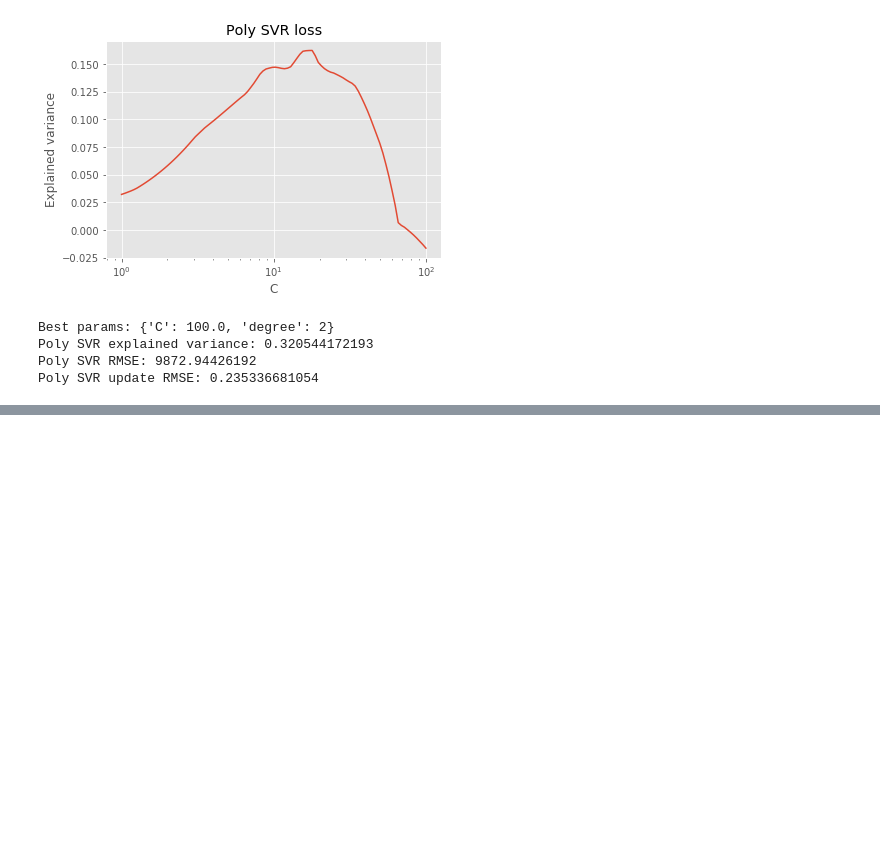
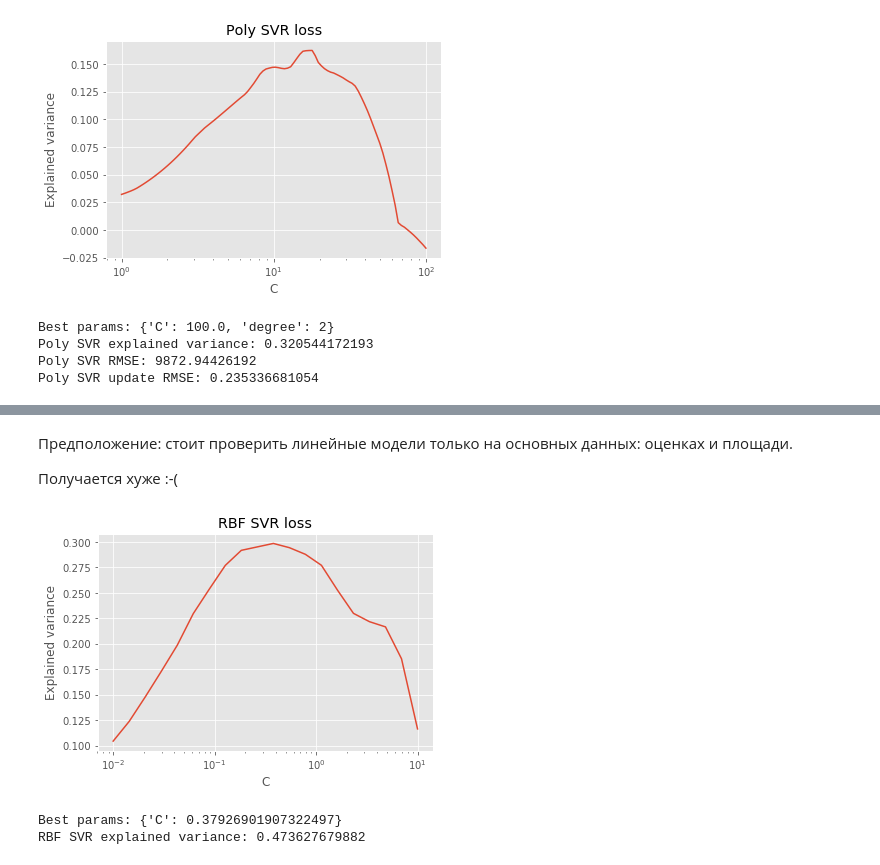
Before and after one commit to vslutov/IntellectualProcessing-Project, a Jupyter notebook: Prediction.ipynb, the cells around one changed output, grey strips where cells are left out. Cells and saved outputs as stored; diff of their text form; code cells hidden in the pictures; blank space fills up the shorter version.

```diff
--- a/Prediction.ipynb
+++ b/Prediction.ipynb
@@ -183,0 +165,23 @@ KNN update RMSE: 0.388328646317
+# %% [markdown]
+Предположение: стоит проверить линейные модели только на основных данных: оценках и площади.
+
+Получается хуже :-(
+# %%
+X = df[["room_size", "score", "votes"]].values
+X -= X.mean(axis=0)
+X /= X.std(axis=0)
+y = df.price.values
+
+X_train, X_test = X[train_indeces], X[test_indeces]
+y_train, y_test = y[train_indeces], y[test_indeces]
+
+param_grid = {'C': np.logspace(-2, 1, 20), }
+
+model = SVR(kernel="rbf")
+
+plot_score(model=model, model_name="RBF SVR", X_train=X_train, y_train=y_train, param_name="C", param_space=param_grid["C"])
+show_best_score(model=model, model_name='RBF SVR',  param_grid=param_grid, X_train=X_train, y_train=y_train, X_test=X_test, y_test=y_test)
+# %% [output]
+[figure, added]
+Best params: {'C': 0.37926901907322497}
+RBF SVR explained variance: 0.473627679882
```
Also changed, not shown: parts of 30 cells of this notebook.
